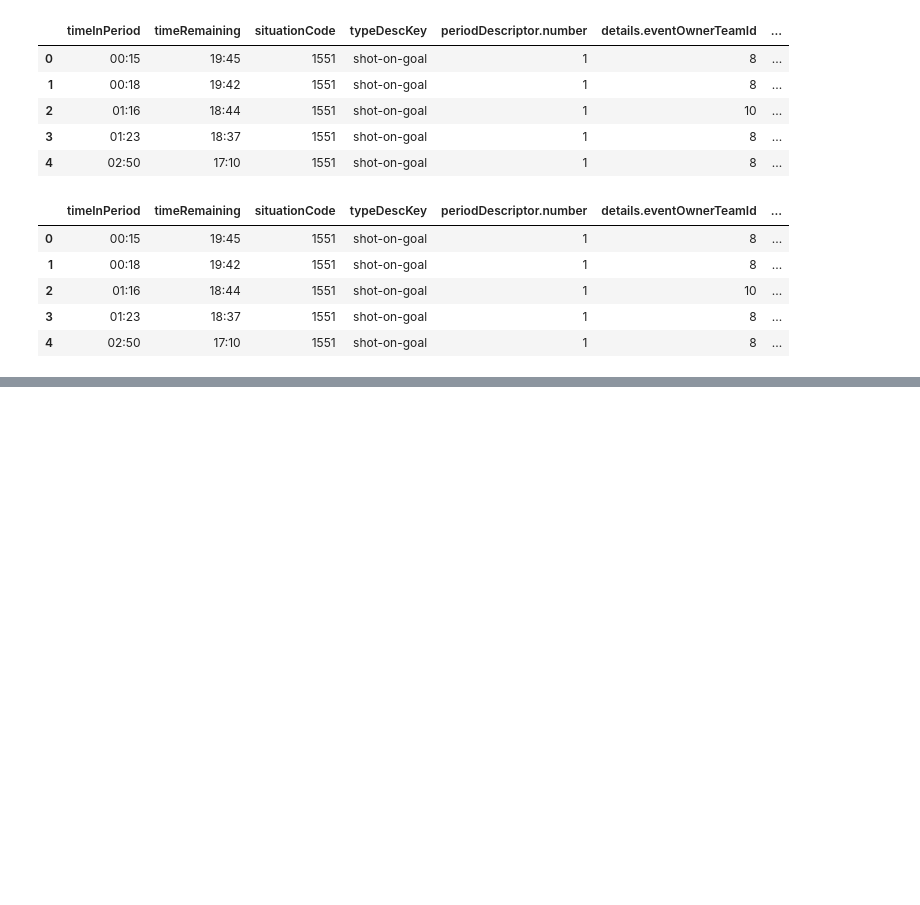
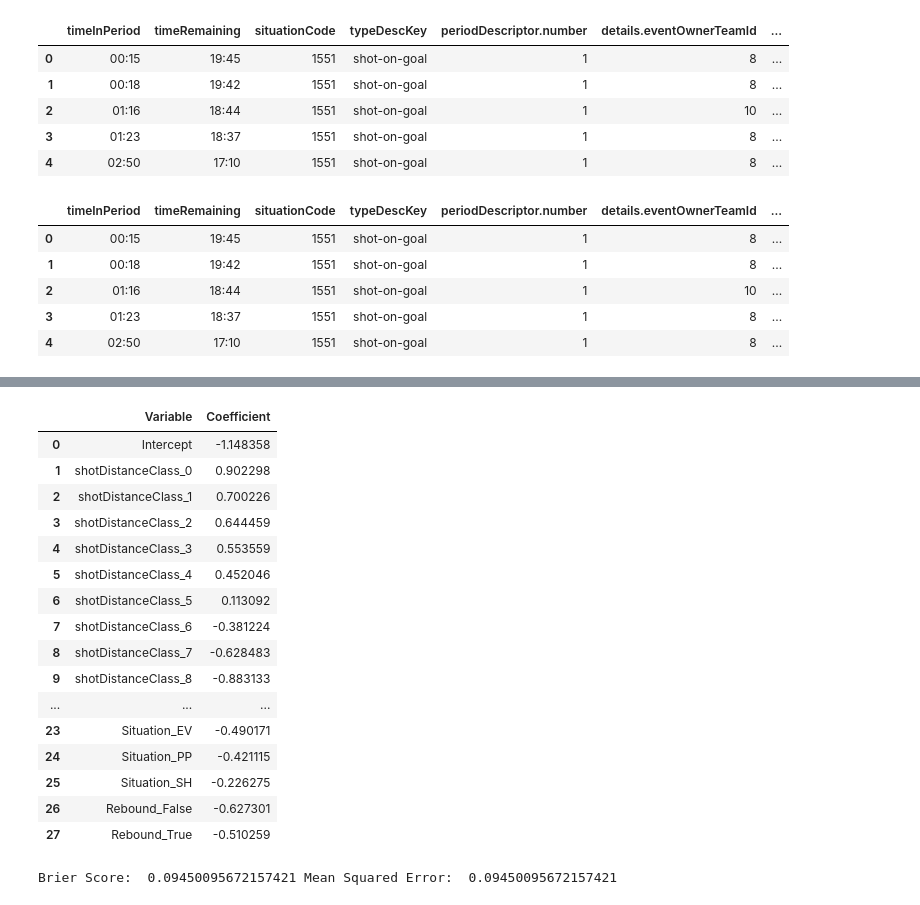
Before and after one commit to rromaniuk31/PhD-Research, a Jupyter notebook: Create_Historical_Models.ipynb, the cells around one changed output, grey strips where cells are left out. Drawn from its saved outputs; the diff is of its cells as text; code cells hidden in the pictures; blank space fills up the shorter version.

```diff
--- a/Create_Historical_Models.ipynb
+++ b/Create_Historical_Models.ipynb
@@ -280,3 +284,9 @@ train_pbp_krzy05.head()
 | 2 | 01:16 | 18:44 | 1551 | shot-on-goal | 1 | 10 | ... |
 | 3 | 01:23 | 18:37 | 1551 | shot-on-goal | 1 | 8 | ... |
 | 4 | 02:50 | 17:10 | 1551 | shot-on-goal | 1 | 8 | ... |
+# %%
+# Reduce to only neccessary columns for the model
+keep_cols = ["typeDescKey", "shotDistanceClass", "details.shotType", "Rebound", "Situation"]
+train_pbp_krzy05 = train_pbp_krzy05[keep_cols]
+test_pbp_krzy05 = test_pbp_krzy05[keep_cols]
+train_pbp_krzy05.head()
@@ -282,0 +300,13 @@ train_pbp_krzy05.head()
+# %%
+# Position data to train model (one-hot)
+train_pbp_krzy05["typeDescKey"] = train_pbp_krzy05["typeDescKey"].replace({"shot-on-goal": 0, "goal": 1})
+train_pbp_krzy05 = train_pbp_krzy05.rename(columns = {"typeDescKey": "goal"})
+train_pbp_krzy05 = pd.get_dummies(train_pbp_krzy05, dtype = float)
+train_pbp_krzy05 = train_pbp_krzy05.join(pd.get_dummies(train_pbp_krzy05["Rebound"], dtype = float, prefix = "Rebound")).drop("Rebound", axis = 1)
+
+test_pbp_krzy05["typeDescKey"] = test_pbp_krzy05["typeDescKey"].replace({"shot-on-goal": 0, "goal": 1})
+test_pbp_krzy05 = test_pbp_krzy05.rename(columns = {"typeDescKey": "goal"})
+test_pbp_krzy05 = pd.get_dummies(test_pbp_krzy05, dtype = float)
+test_pbp_krzy05 = test_pbp_krzy05.join(pd.get_dummies(test_pbp_krzy05["Rebound"], dtype = float, prefix = "Rebound")).drop("Rebound", axis = 1)
+
+train_pbp_krzy05.head()
@@ -282,0 +342,39 @@ train_pbp_krzy05.head()
+# %%
+# Make X's and y's out of train/test
+X_train_krzy05 = train_pbp_krzy05.drop("goal", axis=1)
+X_test_krzy05 = test_pbp_krzy05.drop("goal", axis=1)
+y_train_krzy05 = train_pbp_krzy05["goal"]
+y_test_krzy05 = test_pbp_krzy05["goal"]
+# %%
+# Train model and make predictions
+model_krzy05 = LogisticRegression().fit(X_train_krzy05, y_train_krzy05)
+preds_krzy05 = model_krzy05.predict_proba(X_test_krzy05)
+# %%
+coeff_krzy05 = pd.DataFrame({"Variable": X_train_krzy05.columns, "Coefficient": model_krzy05.coef_[0]})
+intercept_krzy05 = pd.DataFrame({"Variable": ["Intercept"], "Coefficient": model_krzy05.intercept_})
+pd.concat([intercept_krzy05, coeff_krzy05], ignore_index = True)
+# %% [output]
+|  | Variable | Coefficient |
+| 0 | Intercept | -1.148358 |
+| 1 | shotDistanceClass_0 | 0.902298 |
+| 2 | shotDistanceClass_1 | 0.700226 |
+| 3 | shotDistanceClass_2 | 0.644459 |
+| 4 | shotDistanceClass_3 | 0.553559 |
+| 5 | shotDistanceClass_4 | 0.452046 |
+| 6 | shotDistanceClass_5 | 0.113092 |
+| 7 | shotDistanceClass_6 | -0.381224 |
+| 8 | shotDistanceClass_7 | -0.628483 |
+| 9 | shotDistanceClass_8 | -0.883133 |
+| ... | ... | ... |
+| 23 | Situation_EV | -0.490171 |
+| 24 | Situation_PP | -0.421115 |
+| 25 | Situation_SH | -0.226275 |
+| 26 | Rebound_False | -0.627301 |
+| 27 | Rebound_True | -0.510259 |
+# %%
+# Obtain model performance
+bs_krzy05 = brier_score_loss(y_test_krzy05, preds_krzy05[:,1])
+mse_krzy05 = mean_squared_error(y_test_krzy05, preds_krzy05[:,1])
+print("Brier Score: ", bs_krzy05, "Mean Squared Error: ", mse_krzy05)
+# %% [output]
+Brier Score:  0.09450095672157421 Mean Squared Error:  0.09450095672157421
```
Also changed, not shown: parts of 5 cells of this notebook.
